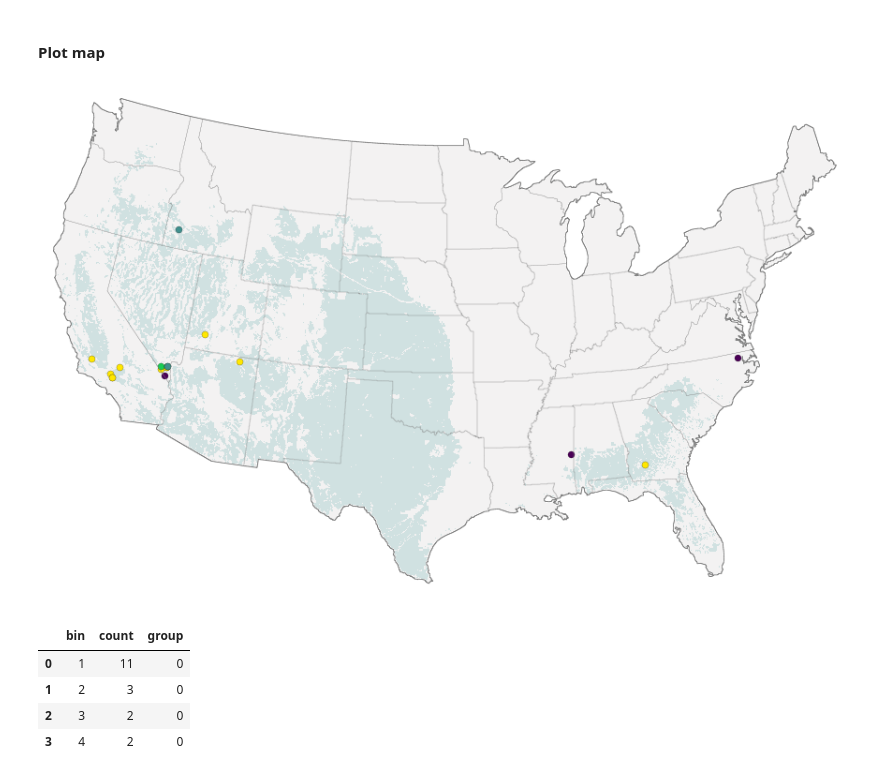
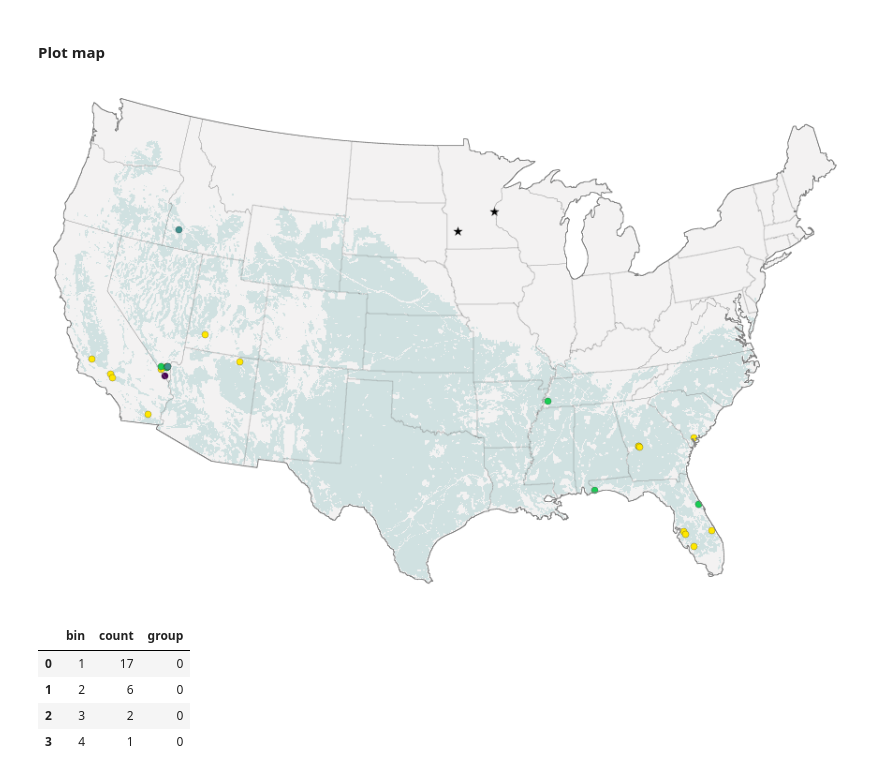
Before and after one commit to IMMM-SFA/vernon-etal_2023_scidata, a Jupyter notebook: notebooks/validation-solar.ipynb, the cells around one changed output. Saved outputs shown, nothing was run; the diff lists cells and outputs as text; code cells hidden in the pictures.

Commit message:
broad update to formatting

```diff
--- a/notebooks/validation-solar.ipynb
+++ b/notebooks/validation-solar.ipynb
@@ -246,13 +252,3 @@ states_gdf = gpd.read_file(cerf_states_file).to_crs(target_crs)
 power_plant_gdf = power_plant_gdf.loc[power_plant_gdf['PrimSource'] == 'solar'].copy()
 # %% [markdown]
 ### Reduce which power plants will be considered due to their capacity factor as it relates to our technical potential layer
-# %%
-fdf = pd.read_csv(filtered_file)
-
-# only keep those that are CF_AC) > 0.25
-
-fdf = fdf.loc[fdf["CF_AC"] > 0.25].copy()
-
-qualifying_codes = fdf["Plant Code"].unique()
-
-power_plant_gdf = power_plant_gdf.loc[power_plant_gdf["Plant_Code"].isin(qualifying_codes)]
@@ -280,3 +298,3 @@ https://www.nrel.gov/docs/fy13osti/56290.pdf
 # %%
-power_plant_conus = power_plant_conus.loc[power_plant_conus['Solar_MW'] > 20].copy()
+power_plant_conus = power_plant_conus.loc[power_plant_conus['Solar_MW'] >= 50].copy()
 # %% [markdown]
@@ -727 +697,7 @@ prox_gdf['dist_to_suit_km'].hist()
+# %%
+# there were two outliers
+outliers = prox_gdf.loc[prox_gdf["RASTERVALU"] == 0].copy()
+
+# remove the outliers and report them separately
+prox_gdf_no_outliers = prox_gdf.loc[prox_gdf["RASTERVALU"] > 0].copy()
 # %%
@@ -744,15 +720,15 @@ The maximum distance from an invalid grid cell to a suitable one is 68.249539062
 # %% [markdown]
 #### Bin distance to suitability
 # %%
-unsuitable_1 = prox_gdf.loc[prox_gdf['dist_to_suit_km'] <= 1.0].copy()
+unsuitable_1 = prox_gdf_no_outliers.loc[prox_gdf_no_outliers['dist_to_suit_km'] <= 1.0].copy()
 
-unsuitable_2 = prox_gdf.loc[(prox_gdf['dist_to_suit_km'] > 1.0) &
-                                          (prox_gdf['dist_to_suit_km'] <= 2.0)].copy()
+unsuitable_2 = prox_gdf_no_outliers.loc[(prox_gdf_no_outliers['dist_to_suit_km'] > 1.0) &
+                                          (prox_gdf_no_outliers['dist_to_suit_km'] <= 2.0)].copy()
 
-unsuitable_3 = prox_gdf.loc[(prox_gdf['dist_to_suit_km'] > 2.0) &
-                                          (prox_gdf['dist_to_suit_km'] <= 5.0)].copy()
+unsuitable_3 = prox_gdf_no_outliers.loc[(prox_gdf_no_outliers['dist_to_suit_km'] > 2.0) &
+                                          (prox_gdf_no_outliers['dist_to_suit_km'] <= 5.0)].copy()
 
-unsuitable_4 = prox_gdf.loc[prox_gdf['dist_to_suit_km'] > 5.0].copy()
+unsuitable_4 = prox_gdf_no_outliers.loc[prox_gdf_no_outliers['dist_to_suit_km'] > 5.0].copy()
 # %%
 unsuitable_4.dist_to_suit_km.max()
 # %% [output]
@@ -783,63 +759,66 @@ bin_4_color = '#4B0057'
 
 
 with rasterio.open(cerf_suitability_masked_file) as src:
 
     show(src, ax=ax, cmap=cmap) #, interpolation='none', ax=ax)
     states_gdf.boundary.plot(ax=ax, edgecolor='gray', lw=0.2)
     boundary_gdf.boundary.plot(ax=ax, edgecolor='gray', lw=0.8)
 
     # bin 1
     unsuitable_1.plot(ax=ax, color=bin_1_color, markersize=50, marker='o', linewidth=0.2, edgecolor='black')
 
     # bin 2
     unsuitable_2.plot(ax=ax, color=bin_2_color, markersize=50, marker='o', linewidth=0.2, edgecolor='black')
 
     # bin 3
     unsuitable_3.plot(ax=ax, color=bin_3_color, markersize=50, marker='o', linewidth=0.2, edgecolor='black')
 
     # bin 4
     unsuitable_4.plot(ax=ax, color=bin_4_color, markersize=50, marker='o', linewidth=0.2, edgecolor='black')
 
+    # outliers
+    outliers.plot(ax=ax, color="black", markersize=100, marker="*", linewidth=0.2, edgecolor='black')
+
     ax.set_axis_off()
 
     sns.set(font_scale=1)
 
 
 output_fig = os.path.join(validation_dir, 'results', 'validation_map_solar.png')
 
 plt.savefig(output_fig, dpi=350, facecolor='w', edgecolor='w',
-            orientation='portrait', papertype=None, format=None,
+            orientation='portrait', format=None,
             transparent=False, bbox_inches=None, pad_inches=0.1,
-            frameon=None, metadata=None)
+            metadata=None)
 # %% [output]
-[figure, old version]
+[figure, new version]
 # %%
 import seaborn as sns
 import numpy as np
 import matplotlib.pyplot as plt
 import matplotlib.patches as mpatches
 # %%
-prox_gdf['bin'] = 0
+prox_gdf_no_outliers['bin'] = 0
 
-prox_gdf['bin'] = np.where(prox_gdf['dist_to_suit_km'] <= 1.0,
+prox_gdf_no_outliers['bin'] = np.where(prox_gdf_no_outliers['dist_to_suit_km'] <= 1.0,
                            1,
-                           prox_gdf['bin'])
+                           prox_gdf_no_outliers['bin'])
 
-prox_gdf['bin'] = np.where((prox_gdf['dist_to_suit_km'] > 1.0) &
-                           (prox_gdf['dist_to_suit_km'] <= 2.0),
+prox_gdf_no_outliers['bin'] = np.where((prox_gdf_no_outliers['dist_to_suit_km'] > 1.0) &
+                           (prox_gdf_no_outliers['dist_to_suit_km'] <= 2.0),
                            2,
-                           prox_gdf['bin'])
+                           prox_gdf_no_outliers['bin'])
 
-prox_gdf['bin'] = np.where((prox_gdf['dist_to_suit_km'] > 2.0) &
-                           (prox_gdf['dist_to_suit_km'] <= 5.0),
+prox_gdf_no_outliers['bin'] = np.where((prox_gdf_no_outliers['dist_to_suit_km'] > 2.0) &
+                           (prox_gdf_no_outliers['dist_to_suit_km'] <= 5.0),
                            3,
-                           prox_gdf['bin'])
+                           prox_gdf_no_outliers['bin'])
 
-prox_gdf['bin'] = np.where(prox_gdf['dist_to_suit_km'] > 5.0,
+prox_gdf_no_outliers['bin'] = np.where(prox_gdf_no_outliers['dist_to_suit_km'] > 5.0,
                            4,
-                           prox_gdf['bin'])
+                           prox_gdf_no_outliers['bin'])
 
-freq = prox_gdf.bin.value_counts()
+freq = prox_gdf_no_outliers.bin.value_counts()
 
 dk = pd.DataFrame({'bin': [1, 2, 3, 4],
                    'count': [freq.iloc[0],
@@ -852,10 +831,10 @@ dk = pd.DataFrame({'bin': [1, 2, 3, 4],
 dk
 # %% [output]
 |  | bin | count | group |
-| 0 | 1 | 11 | 0 |
-| 1 | 2 | 3 | 0 |
+| 0 | 1 | 17 | 0 |
+| 1 | 2 | 6 | 0 |
 | 2 | 3 | 2 | 0 |
-| 3 | 4 | 2 | 0 |
+| 3 | 4 | 1 | 0 |
 # %%
 def change_width(ax, new_value) :
 
```
Also changed, not shown: parts of 35 cells of this notebook, 9 other files.
